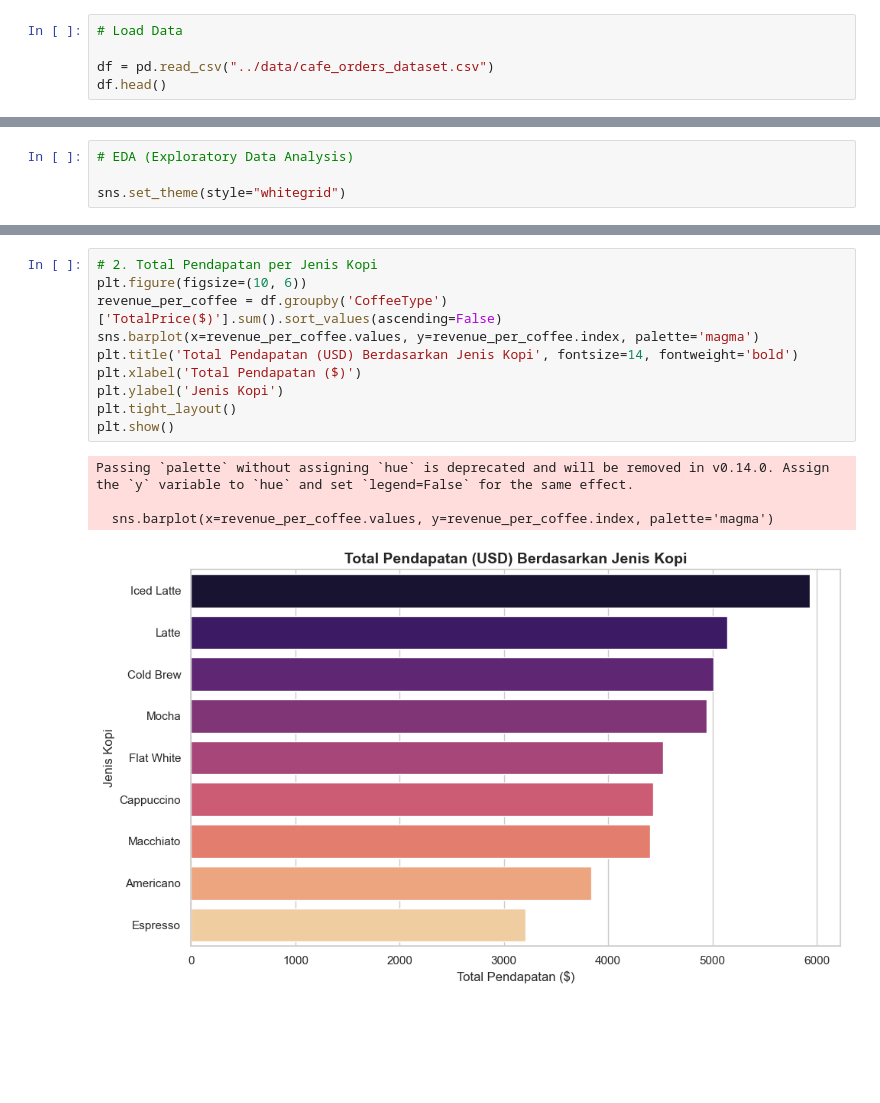
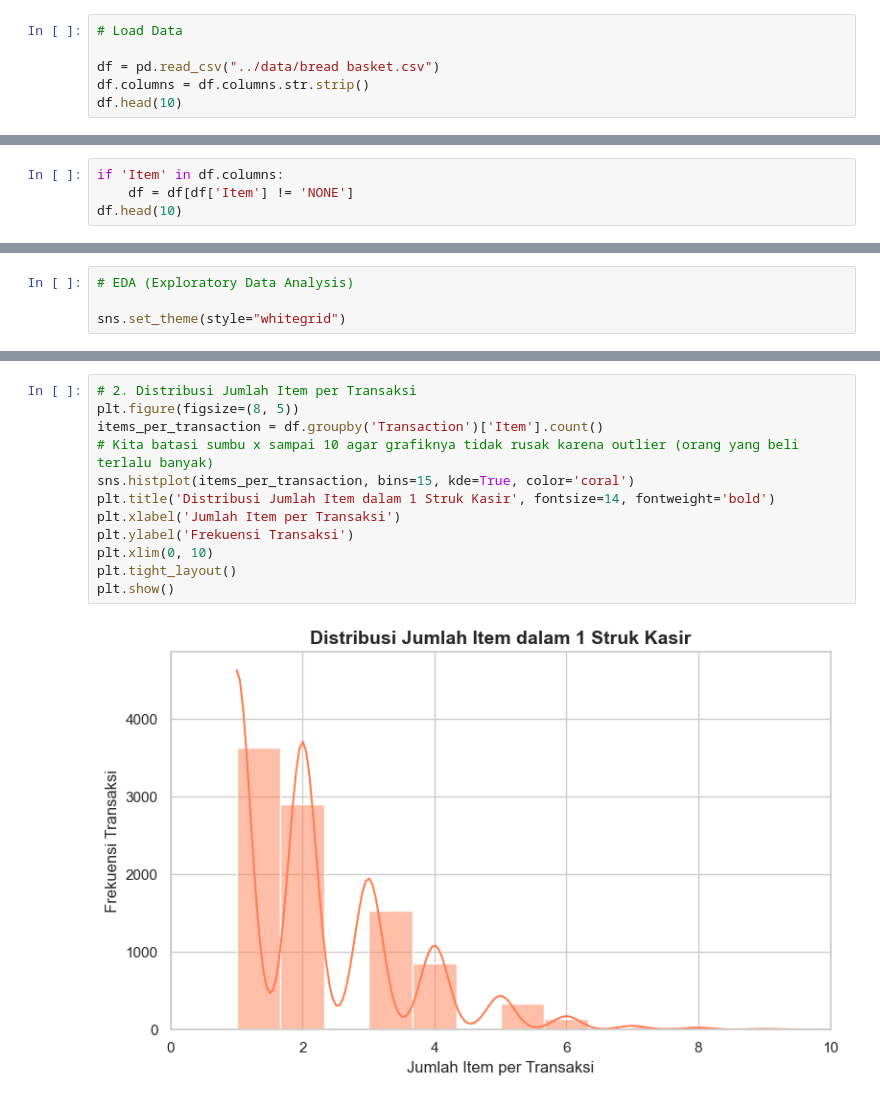
Before and after one commit to alvingnwns/Machine-Learning-AOL-Project, a Jupyter notebook: backend/notebooks/01_EDA.ipynb, the cells around one changed output, grey strips where cells are left out. Cells and saved outputs as stored; diff of their text form; blank space fills up the shorter version.

```diff
--- a/backend/notebooks/01_EDA.ipynb
+++ b/backend/notebooks/01_EDA.ipynb
@@ -16,6 +8,7 @@ please provide us feedback at https://github.com/pandas-dev/pandas/issues/54466
 # %%
 # Load Data
 
-df = pd.read_csv("../data/cafe_orders_dataset.csv")
-df.head()
+df = pd.read_csv("../data/bread basket.csv")
+df.columns = df.columns.str.strip()
+df.head(10)
 # %% [output]
@@ -27,0 +35,4 @@ df.head()
+# %%
+if 'Item' in df.columns:
+    df = df[df['Item'] != 'NONE']
+df.head(10)
@@ -46,15 +70,14 @@ Passing `palette` without assigning `hue` is deprecated and will be removed in v
 # %%
-# 2. Total Pendapatan per Jenis Kopi
-plt.figure(figsize=(10, 6))
-revenue_per_coffee = df.groupby('CoffeeType')['TotalPrice($)'].sum().sort_values(ascending=False)
-sns.barplot(x=revenue_per_coffee.values, y=revenue_per_coffee.index, palette='magma')
-plt.title('Total Pendapatan (USD) Berdasarkan Jenis Kopi', fontsize=14, fontweight='bold')
-plt.xlabel('Total Pendapatan ($)')
-plt.ylabel('Jenis Kopi')
+# 2. Distribusi Jumlah Item per Transaksi
+plt.figure(figsize=(8, 5))
+items_per_transaction = df.groupby('Transaction')['Item'].count()
+# Kita batasi sumbu x sampai 10 agar grafiknya tidak rusak karena outlier (orang yang beli terlalu banyak)
+sns.histplot(items_per_transaction, bins=15, kde=True, color='coral')
+plt.title('Distribusi Jumlah Item dalam 1 Struk Kasir', fontsize=14, fontweight='bold')
+plt.xlabel('Jumlah Item per Transaksi')
+plt.ylabel('Frekuensi Transaksi')
+plt.xlim(0, 10)
 plt.tight_layout()
 plt.show()
 # %% [output]
-Passing `palette` without assigning `hue` is deprecated and will be removed in v0.14.0. Assign the `y` variable to `hue` and set `legend=False` for the same effect.
-
-  sns.barplot(x=revenue_per_coffee.values, y=revenue_per_coffee.index, palette='magma')
-[figure, old version]
+[figure, new version]
```
Also changed, not shown: parts of 8 cells of this notebook, 1 other file.
